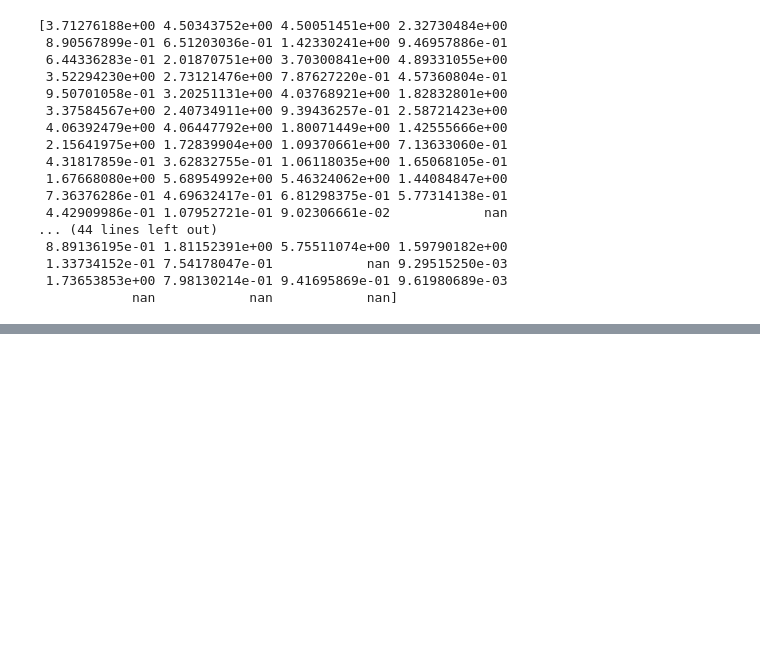
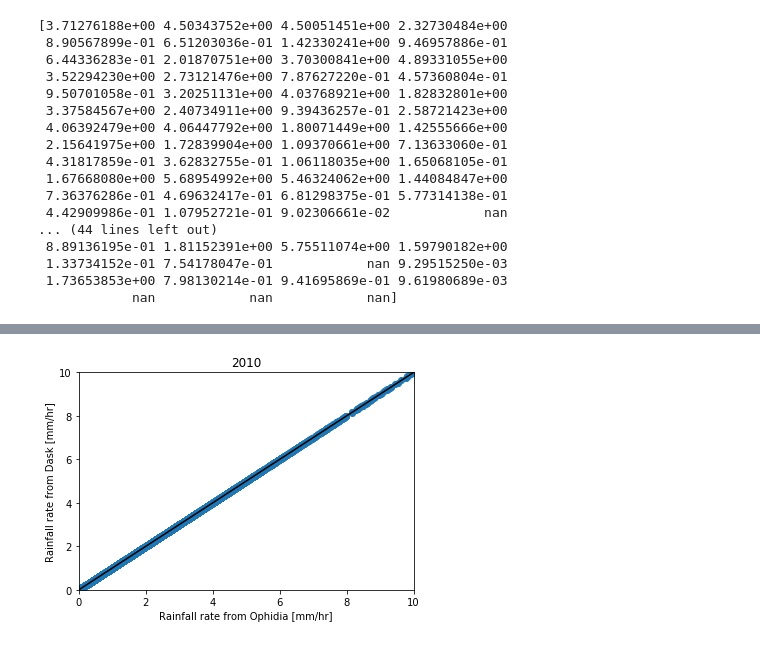
Before and after one commit to rcjackson/various_notebooks, a Jupyter notebook: Ophelia_collaboration.ipynb, the cells around one changed output, grey strips where cells are left out. Drawn from its saved outputs; the diff is of its cells as text; code cells hidden in the pictures; blank space fills up the shorter version.

```diff
--- a/Ophelia_collaboration.ipynb
+++ b/Ophelia_collaboration.ipynb
@@ -204,0 +324,11 @@ print(my_rr_array)
+# %%
+plt.scatter(sandros_rr_data, my_df["rainfall_rate"])
+plt.plot([0, 10], [0, 10], 'k')
+plt.xlim([0, 10])
+plt.ylim([0, 10])
+plt.xlabel('Rainfall rate from Ophidia [mm/hr]')
+plt.ylabel('Rainfall rate from Dask [mm/hr]')
+plt.title('2010')
+plt.savefig('all_comparison.png', dpi=300)
+# %% [output]
+[figure, added]
```
Also changed, not shown: parts of 47 cells of this notebook.
